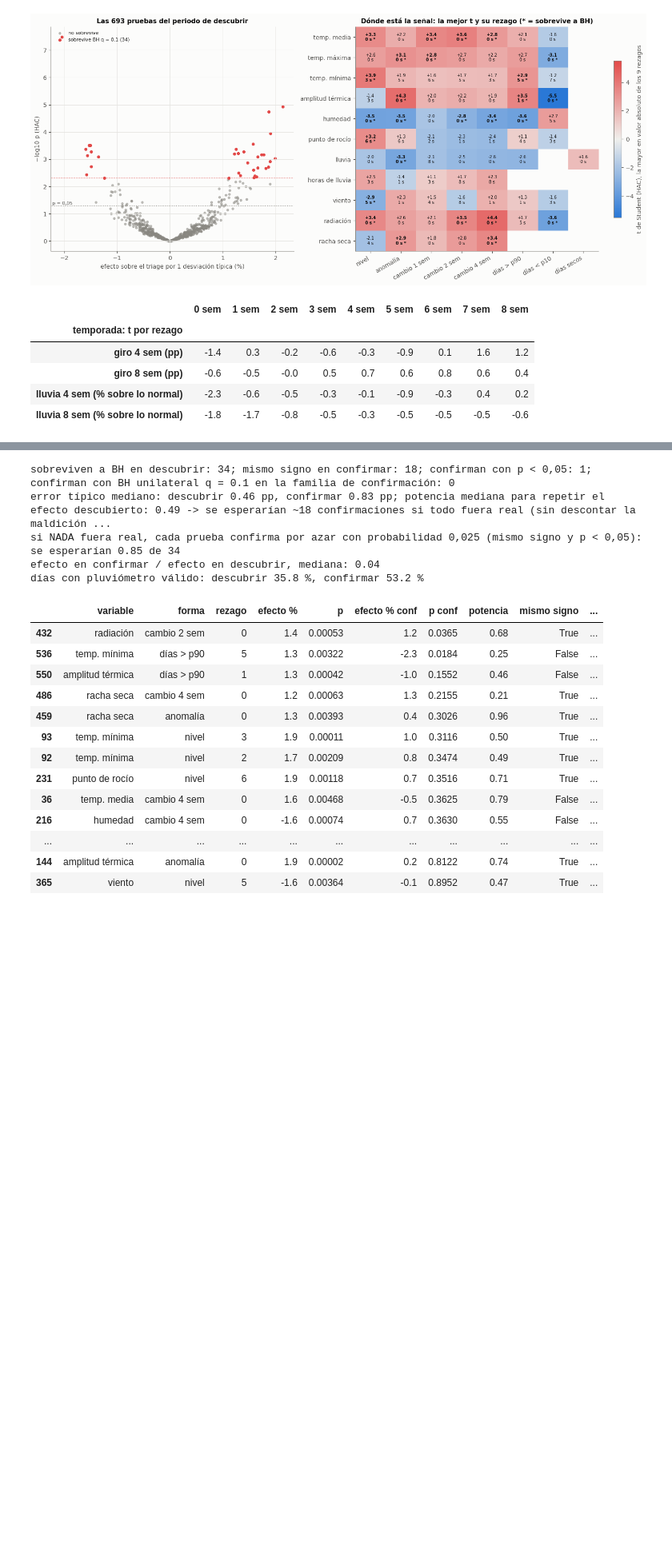
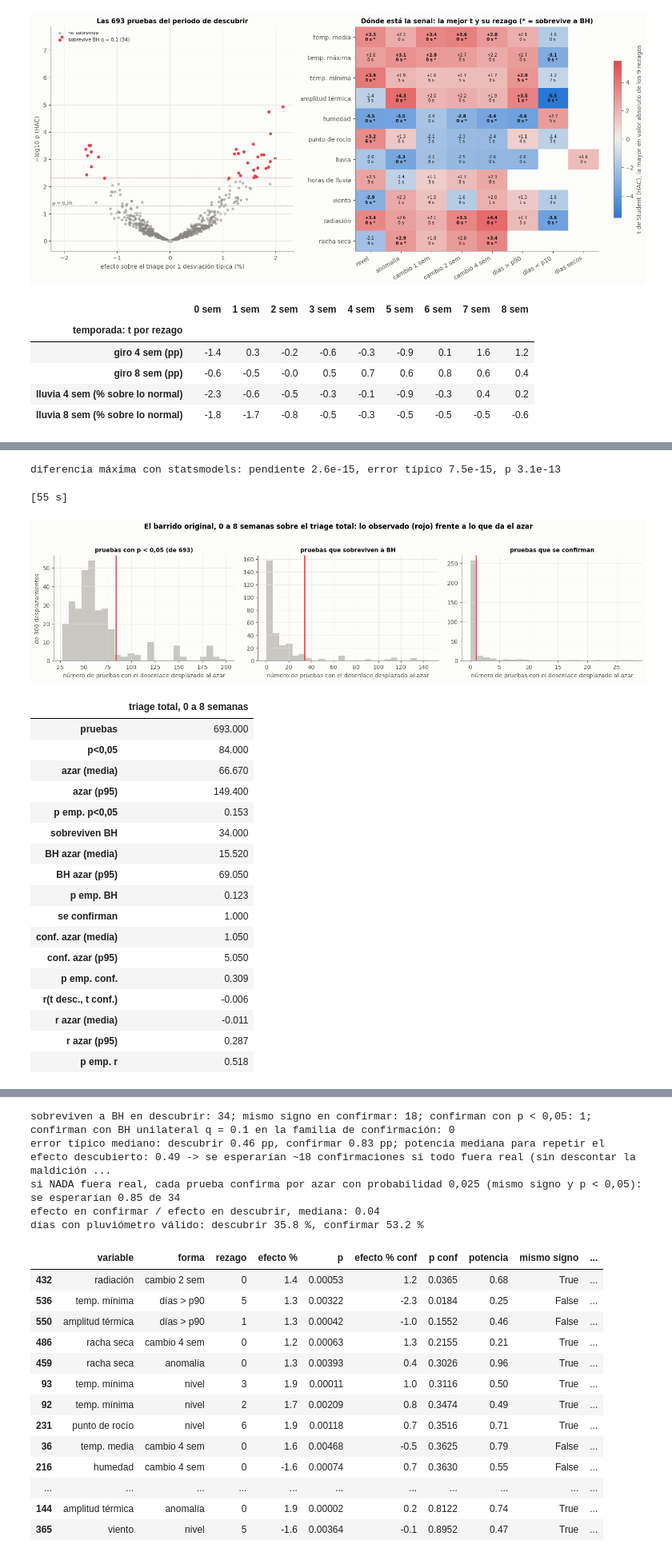
Before and after one commit to SebastianGuerr/puebas, a Jupyter notebook: notebooks/12_el_clima_completo.ipynb, the cells around one changed output, grey strips where cells are left out. Shown at 80% size. Drawn from its saved outputs; the diff is of its cells as text; code cells hidden in the pictures; blank space fills up the shorter version.

```diff
--- a/notebooks/12_el_clima_completo.ipynb
+++ b/notebooks/12_el_clima_completo.ipynb
@@ -73,7 +90,7 @@ REZAGOS = range(0, 9)
 Q_BH = 0.10
 
 def a_semana(s, como="mean", minimo=6):
-    """Semana epidemiologica (domingo a sabado), indexada por el domingo. Nula si faltan dias."""
+    """Semana epidemiologica (domingo a sabado), indexada por el domingo. Nula si la semana tiene pocos dias."""
     g = s.resample("W-SAT"); r = getattr(g, como)(); n = g.count()
     r = r.where(n >= minimo); r.index = r.index - pd.Timedelta(days=6)
     return r
@@ -85,6 +102,14 @@ Y = desenlace_semanal()
 print(f"clima: {cl.index.min():%Y-%m-%d} a {cl.index.max():%Y-%m-%d}, {len(cl)} días, {cl.shape[1]} columnas")
 print(f"desenlace: {Y.index.min():%Y-%m-%d} a {Y.index.max():%Y-%m-%d}; semanas con y -> descubrir {Y.y.loc[DESC[0]:DESC[1]].notna().sum()}, "
       f"confirmar {Y.y.loc[CONF[0]:CONF[1]].notna().sum()}; secundarios: {[c for c in Y if c.startswith('y_')]}")
+
+import time
+from scipy.stats import norm
+import desenlace as de
+import indices as ix
+N_SIM = 300                              # desplazamientos circulares del desenlace para construir lo que daría el azar
+REZ_MEC = range(1, 6)                    # rezagos de 1 a 5 semanas: el reloj del contagio y de la decisión de consultar
+BANDAS = {"0-4": "0 a 4 años", "5-14": "5 a 14 años", "15-44": "15 a 44 años", "45-64": "45 a 64 años", "65-+": "65 años y más"}
 # %% [output]
 clima: 2020-01-01 a 2026-08-28, 2432 días, 68 columnas
 desenlace: 2022-03-06 a 2026-09-13; semanas con y -> descubrir 147, confirmar 86; secundarios: ['y_respiratorio', 'y_infecciosas', 'y_trauma']
@@ -480,0 +586,51 @@ rango que publica la literatura (2 a 10 %), en su extremo bajo.
+# %%
+# comprobación del ajuste rápido contra statsmodels (misma pendiente, mismo error HAC, mismo p)
+filas = []
+yv = Y.y.loc[DESC[0]:DESC[1]]
+mes_d = pd.get_dummies(pd.Series((yv.index + pd.Timedelta(days=3)).month, index=yv.index), prefix="m", drop_first=True).astype(float)
+for c in [("radiación", "cambio 2 sem"), ("humedad", "nivel"), ("temporada", "giro 4 sem (pp)"), ("amplitud térmica", "días < p10")]:
+    for k in (0, 3):
+        x = Xs[c].shift(k).reindex(yv.index)
+        for etiqueta, extra in [("sin mes", None), ("con mes", mes_d)]:
+            r = prueba(yv, x, extra)
+            m = (yv.index + pd.Timedelta(days=3)).month.values - 1 if extra is not None else None
+            b, se = ajuste_rapido(yv.values.astype(float), x.values.astype(float), m)
+            filas.append({"variable": c[0] + ", " + c[1], "rezago": k, "ajuste": etiqueta, "dif. pendiente": abs(r["b"] - b), "dif. error": abs(r["se"] - se), "dif. p": abs(r["p"] - pval(b, se)[()])})
+comp = pd.DataFrame(filas)
+print("diferencia máxima con statsmodels: pendiente {:.1e}, error típico {:.1e}, p {:.1e}".format(comp["dif. pendiente"].max(), comp["dif. error"].max(), comp["dif. p"].max()))
+# %% [output]
+diferencia máxima con statsmodels: pendiente 2.6e-15, error típico 7.5e-15, p 3.1e-13
+# %%
+t0 = time.time()
+EVA = evaluar(Y.y, Xs, range(0, 9), DESC, CONF, fijo=None, n_sim=N_SIM, semilla=0)
+print(f"[{time.time()-t0:.0f} s]")
+cl_ = ["pruebas", "p<0,05", "azar (media)", "azar (p95)", "p emp. p<0,05", "sobreviven BH", "BH azar (media)", "BH azar (p95)", "p emp. BH", "se confirman", "conf. azar (media)", "conf. azar (p95)", "p emp. conf.", "r(t desc., t conf.)", "r azar (media)", "r azar (p95)", "p emp. r"]
+fig, axes = plt.subplots(1, 3, figsize=(15, 3.8))
+for ax, (col, tit) in zip(axes, [("p05", "pruebas con p < 0,05 (de 693)"), ("bh", "pruebas que sobreviven a BH"), ("conf", "pruebas que se confirman")]):
+    ax.hist(EVA["nulo"][col], bins=25, color="#c9c7c1"); ax.axvline(EVA["obs"][col], color=ROJO, lw=2)
+    ax.set_title(tit, fontsize=10); ax.set_xlabel("número de pruebas con el desenlace desplazado al azar")
+axes[0].set_ylabel("de 300 desplazamientos")
+fig.suptitle("El barrido original, 0 a 8 semanas sobre el triage total: lo observado (rojo) frente a lo que da el azar", fontweight="bold", y=1.03)
+plt.tight_layout(); plt.show()
+pd.Series({c: EVA["resumen"][c] for c in cl_}, name="triage total, 0 a 8 semanas").round(3).to_frame()
+# %% [output]
+[55 s]
+[figure, added]
+|  | triage total, 0 a 8 semanas |
+| pruebas | 693.000 |
+| p<0,05 | 84.000 |
+| azar (media) | 66.670 |
+| azar (p95) | 149.400 |
+| p emp. p<0,05 | 0.153 |
+| sobreviven BH | 34.000 |
+| BH azar (media) | 15.520 |
+| BH azar (p95) | 69.050 |
+| p emp. BH | 0.123 |
+| se confirman | 1.000 |
+| conf. azar (media) | 1.050 |
+| conf. azar (p95) | 5.050 |
+| p emp. conf. | 0.309 |
+| r(t desc., t conf.) | -0.006 |
+| r azar (media) | -0.011 |
+| r azar (p95) | 0.287 |
+| p emp. r | 0.518 |
```
Also changed, not shown: parts of 71 cells of this notebook.
